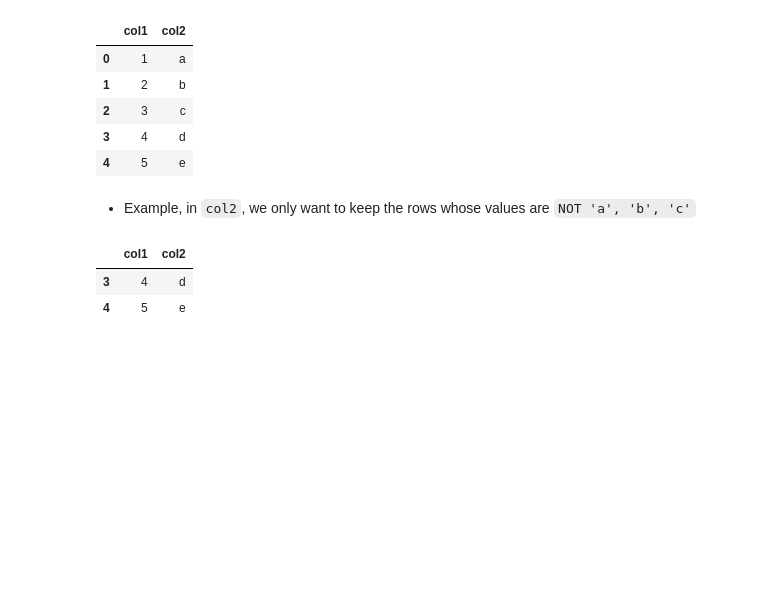
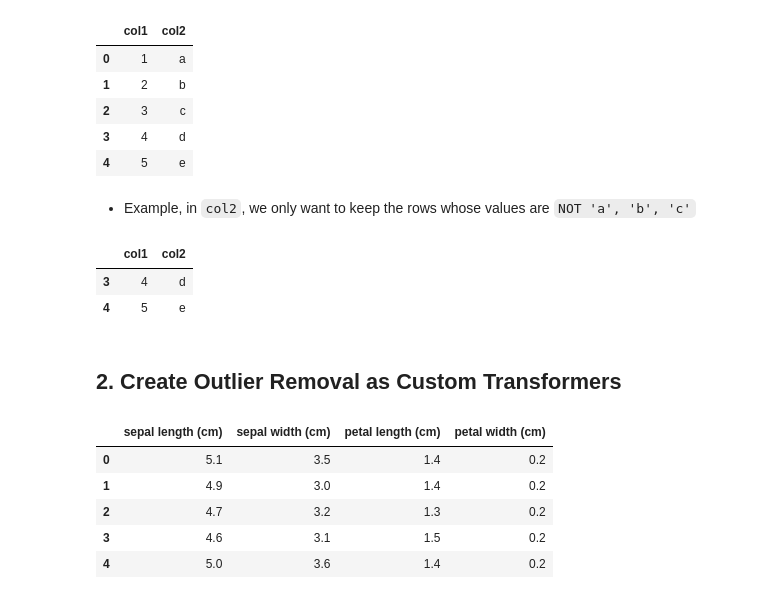
Before and after one commit to CodexploreRepo/machine-learning-101, a Jupyter notebook: notebooks/tutorial/outlier_removal.ipynb, the cells around one changed output. Drawn from its saved outputs; the diff is of its cells as text; code cells hidden in the pictures; blank space fills up the shorter version.

```diff
--- a/notebooks/tutorial/outlier_removal.ipynb
+++ b/notebooks/tutorial/outlier_removal.ipynb
@@ -63,3 +63,23 @@ df.head()
 |  | col1 | col2 |
 | 3 | 4 | d |
 | 4 | 5 | e |
+# %% [markdown]
+## 2. Create Outlier Removal as Custom Transformers
+# %%
+from sklearn.base import BaseEstimator, TransformerMixin
+from sklearn.utils.validation import check_array, check_is_fitted
+from sklearn.compose import ColumnTransformer
+import numpy as np
+
+from sklearn import datasets
+
+iris = datasets.load_iris()
+iris_df = pd.DataFrame(iris['data'], columns=iris['feature_names'])
+iris_df.head()
+# %% [output]
+|  | sepal length (cm) | sepal width (cm) | petal length (cm) | petal width (cm) |
+| 0 | 5.1 | 3.5 | 1.4 | 0.2 |
+| 1 | 4.9 | 3.0 | 1.4 | 0.2 |
+| 2 | 4.7 | 3.2 | 1.3 | 0.2 |
+| 3 | 4.6 | 3.1 | 1.5 | 0.2 |
+| 4 | 5.0 | 3.6 | 1.4 | 0.2 |
```
Also changed, not shown: parts of 4 cells of this notebook.
